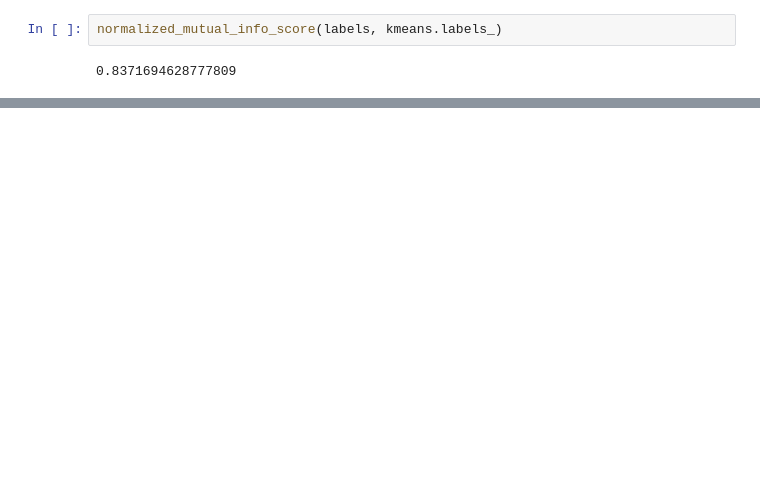
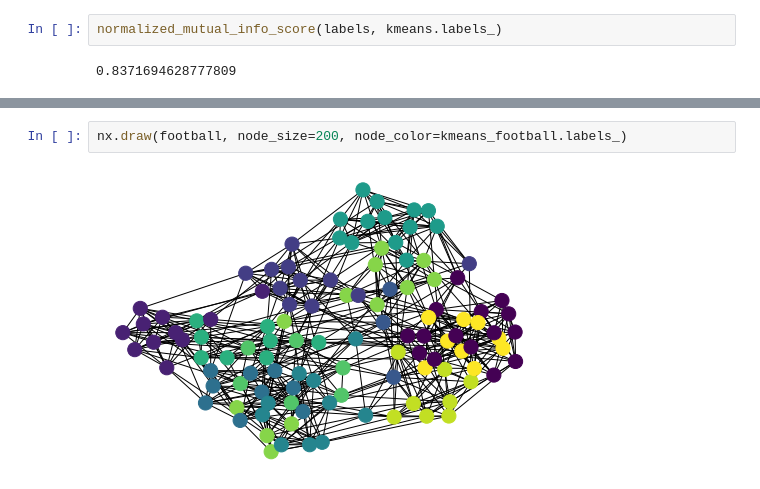
Before and after one commit to aram10/community_detection, a Jupyter notebook: autoencoder_community_detection.ipynb, the cells around one changed output, grey strips where cells are left out. Saved outputs shown, nothing was run; the diff lists cells and outputs as text; blank space fills up the shorter version.

```diff
--- a/autoencoder_community_detection.ipynb
+++ b/autoencoder_community_detection.ipynb
@@ -188,0 +150,4 @@ array([1, 1, 1, 1, 1, 1, 1, 1, 0, 0, 1, 1, 1, 1, 0, 0, 1, 1, 0, 1, 0, 1,
+# %%
+nx.draw(football, node_size=200, node_color=kmeans_football.labels_)
+# %% [output]
+[figure, added]
```
Also changed, not shown: parts of 28 cells of this notebook, 25 other files.
